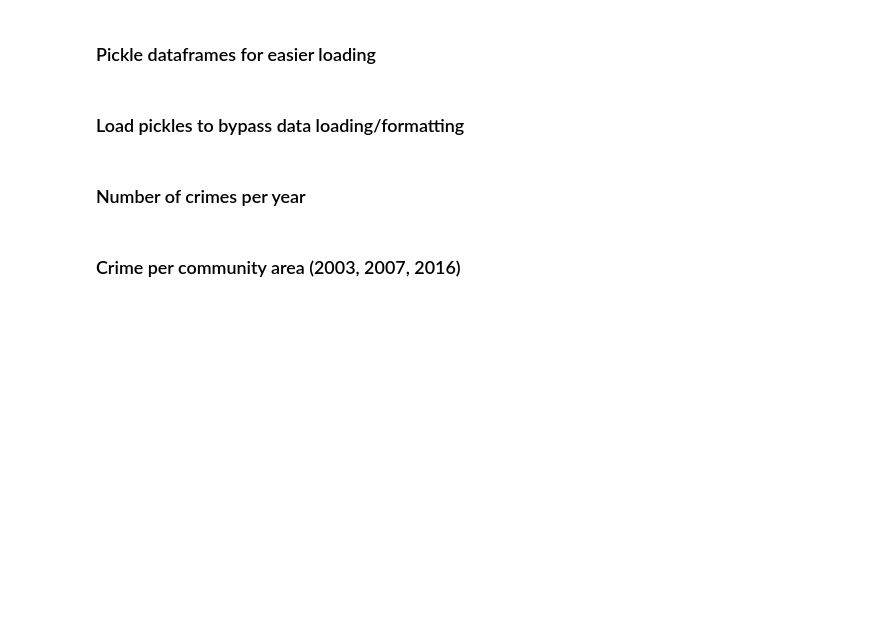
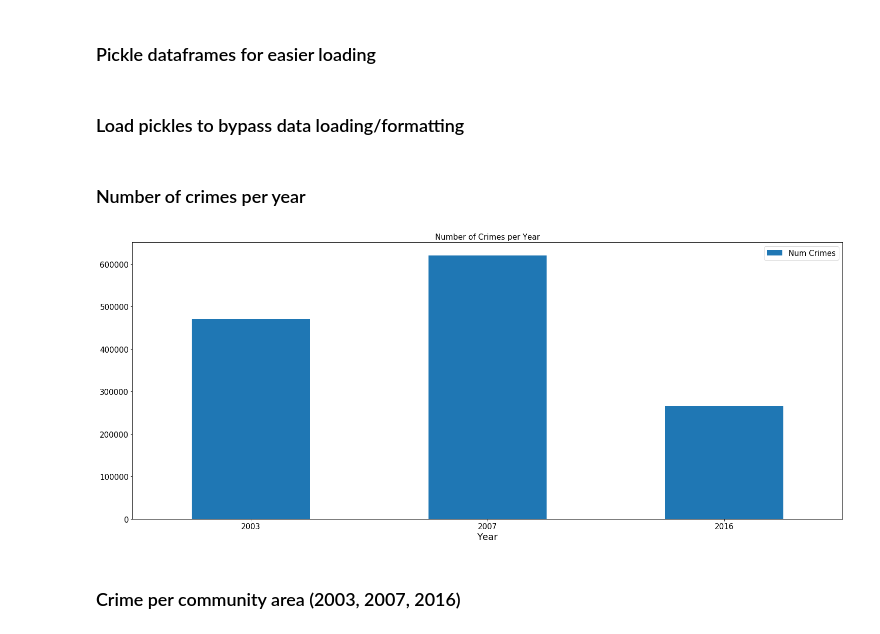
Before and after one commit to nschenone/Crime_Analysis_in_Chicago, a Jupyter notebook: COGS 108 Final Project.ipynb, the cells around one changed output. Saved outputs shown, nothing was run; the diff lists cells and outputs as text; code cells hidden in the pictures; blank space fills up the shorter version.

```diff
--- a/COGS 108 Final Project.ipynb
+++ b/COGS 108 Final Project.ipynb
@@ -9,6 +9,5 @@
 import numpy as np
 import pandas as pd
 pd.set_option('display.max_columns', 500)
+
 import matplotlib.pyplot as plt
-plt.rcParams['figure.figsize'] = (25, 10) #increase figure size
-plt.rcParams.update({'font.size': 22}) # Increase font size
@@ -15,3 +16,17 @@ plt.rcParams.update({'font.size': 22}) # Increase font size
+# %%
+SMALL_SIZE = 15
+MEDIUM_SIZE = 18
+BIGGER_SIZE = 22
+
+plt.rc('font', size=SMALL_SIZE)          # controls default text sizes
+plt.rc('axes', titlesize=SMALL_SIZE)     # fontsize of the axes title
+plt.rc('axes', labelsize=MEDIUM_SIZE)    # fontsize of the x and y labels
+plt.rc('xtick', labelsize=SMALL_SIZE)    # fontsize of the tick labels
+plt.rc('ytick', labelsize=SMALL_SIZE)    # fontsize of the tick labels
+plt.rc('legend', fontsize=SMALL_SIZE)    # legend fontsize
+plt.rc('figure', titlesize=BIGGER_SIZE)  # fontsize of the figure title
+
+plt.rcParams['figure.figsize'] = (25, 10) #increase figure size
 # %%
 """
 # Read in datasets
@@ -192,8 +207,17 @@ for dataset in datasets:
 ### Load pickles to bypass data loading/formatting
 # %%
 df_2003 = pd.read_pickle("./data/crime_2003.pkl")
+df_2003.name = "Crime in 2003"
+df_2003.year = "2003"
+
 df_2007 = pd.read_pickle("./data/crime_2007.pkl")
+df_2007.name = "Crime in 2007"
+df_2007.year = "2007"
+
 df_2016 = pd.read_pickle("./data/crime_2016.pkl")
+df_2016 = pd.read_csv("data/crime_2016.csv")
+df_2016.name = "Crime in 2016"
+df_2016.year = "2016"
 
 datasets = [df_2003,
             df_2007,
@@ -203,12 +227,14 @@ datasets = [df_2003,
 # %%
 years = []
 data_len = []
 for dataset in datasets:
     years.append(dataset.year)
     data_len.append(len(dataset))
 
 df_num = pd.DataFrame({'Year': years,'Num Crimes': data_len}).set_index('Year')
-df_num.plot(kind='bar', rot=90, title="Number of Crimes per Year");
+df_num.plot(kind='bar', rot=0, title="Number of Crimes per Year");
+# %% [output]
+[figure, added]
 # %% [markdown]
 ### Crime per community area (2003, 2007, 2016)
 # %%
```
Also changed, not shown: parts of 4 cells of this notebook.
